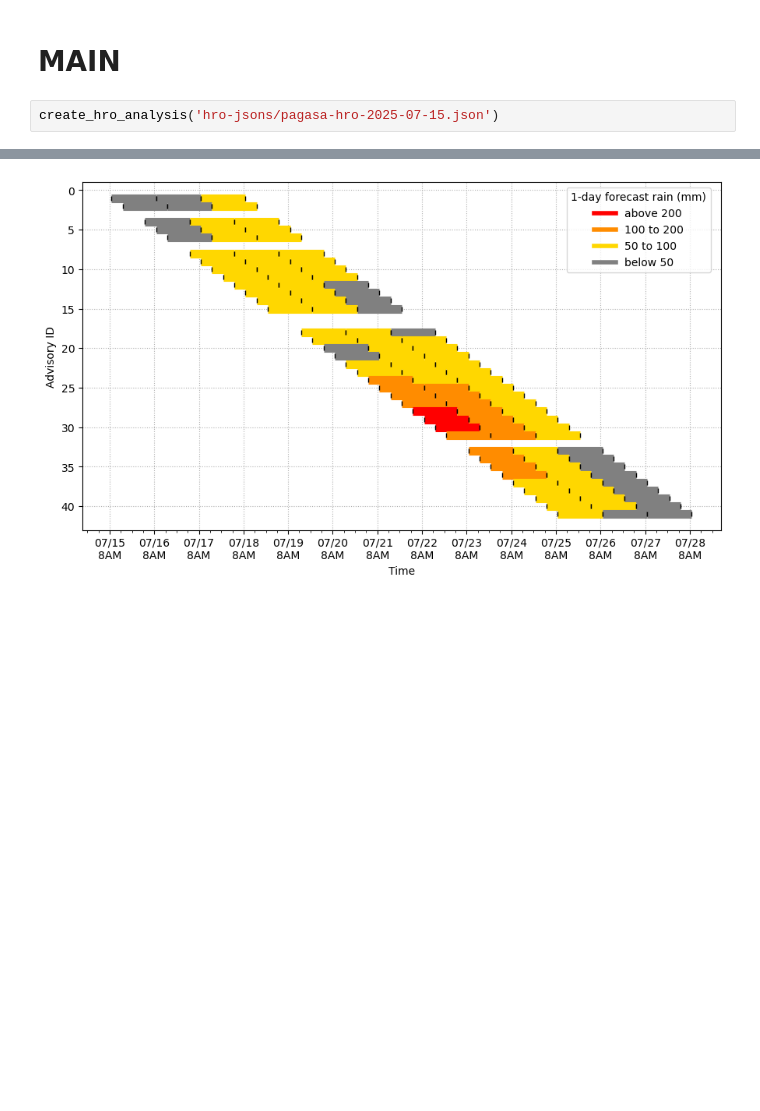
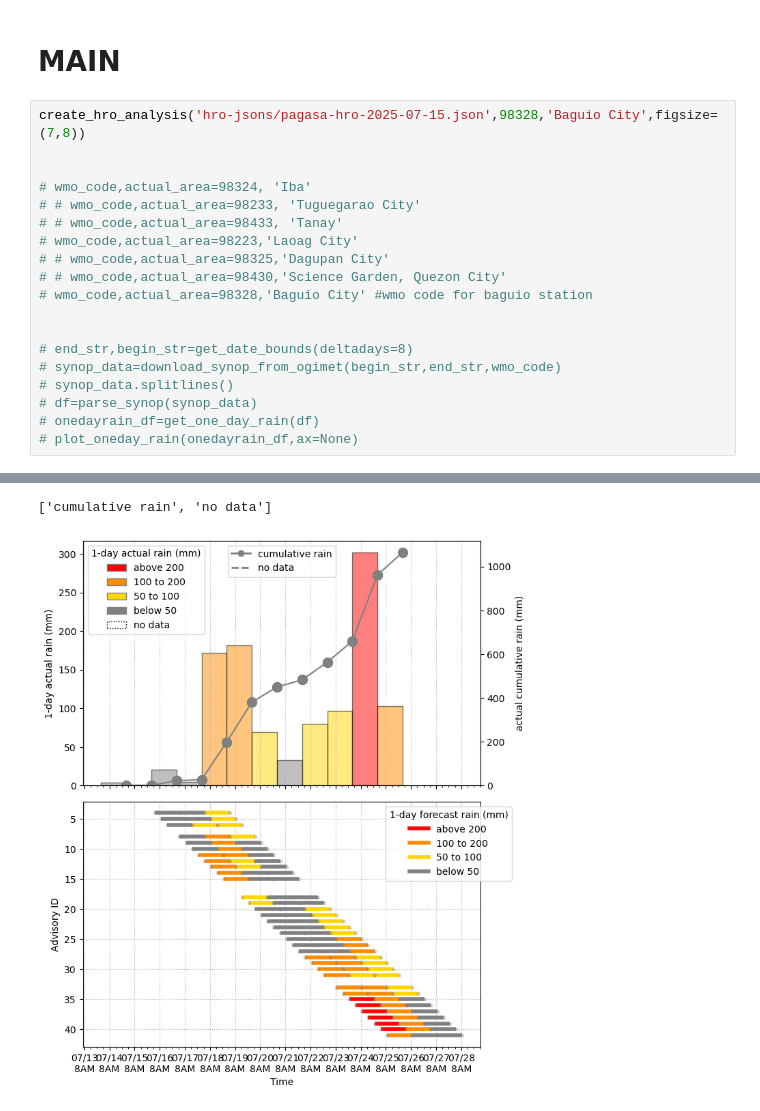
Before and after one commit to ricsatjr/may-pagasa-ph, a Jupyter notebook: rainfall-analysis.ipynb, the cells around one changed output, grey strips where cells are left out. Saved outputs shown, nothing was run; the diff lists cells and outputs as text; blank space fills up the shorter version.

Commit message:
add ogimet data in analysis

```diff
--- a/rainfall-analysis.ipynb
+++ b/rainfall-analysis.ipynb
@@ -423,6 +710,23 @@ def create_hro_analysis(series_json_path,figsize=(9,5)):
 # %% [markdown]
 # MAIN
 # %%
-create_hro_analysis('hro-jsons/pagasa-hro-2025-07-15.json')
+create_hro_analysis('hro-jsons/pagasa-hro-2025-07-15.json',98328,'Baguio City',figsize=(7,8))
+
+
+# wmo_code,actual_area=98324, 'Iba'
+# # wmo_code,actual_area=98233, 'Tuguegarao City'
+# # wmo_code,actual_area=98433, 'Tanay'
+# wmo_code,actual_area=98223,'Laoag City'
+# # wmo_code,actual_area=98325,'Dagupan City'
+# # wmo_code,actual_area=98430,'Science Garden, Quezon City'
+# wmo_code,actual_area=98328,'Baguio City' #wmo code for baguio station
+
+
+# end_str,begin_str=get_date_bounds(deltadays=8)
+# synop_data=download_synop_from_ogimet(begin_str,end_str,wmo_code)
+# synop_data.splitlines()
+# df=parse_synop(synop_data)
+# onedayrain_df=get_one_day_rain(df)
+# plot_oneday_rain(onedayrain_df,ax=None)
 # %% [output]
 {0: 'Abra', 1: 'Aklan', 2: 'Albay', 3: 'Antique', 4: 'Apayao', 5: 'Aurora', 6: 'Bataan', 7: 'Batanes', 8: 'Batangas', 9: 'Benguet', 10: 'Biliran', 11: 'Bulacan', 12: 'Cagayan', 13: 'Camarines Norte',  ...
@@ -430 +752,2 @@ Type number of area to analyze:  37
+['cumulative rain', 'no data']
-[figure, old version]
+[figure, new version]
```
Also changed, not shown: parts of 5 cells of this notebook, 1 other file.
